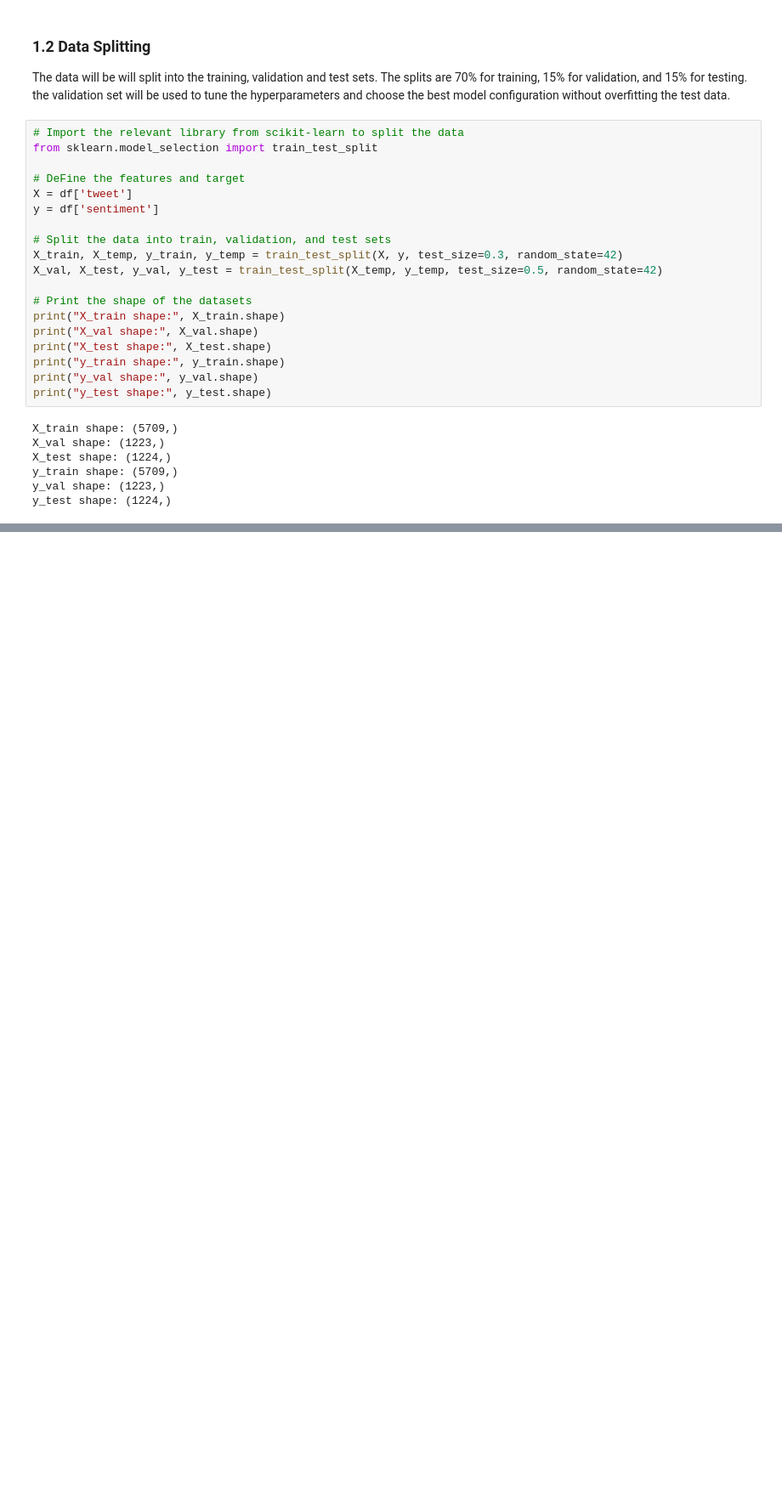
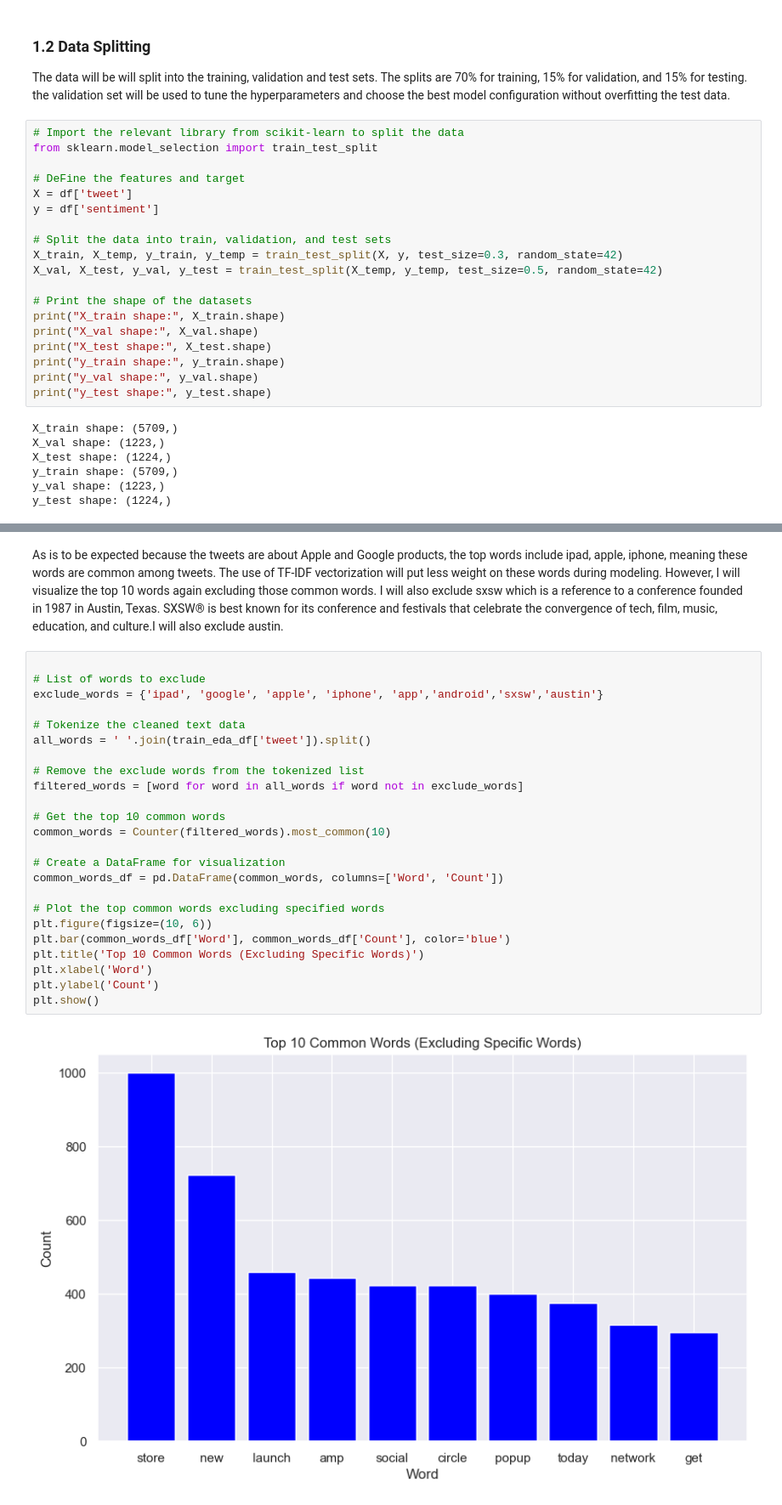
Before and after one commit to WambuiMunene/Natural-Language-Processing-Sentiment-Analysis-on-Tweets, a Jupyter notebook: index.ipynb, the cells around one changed output, grey strips where cells are left out. Shown at 85% size. Cells and saved outputs as stored; diff of their text form; blank space fills up the shorter version.

```diff
--- a/index.ipynb
+++ b/index.ipynb
@@ -389 +545,29 @@ The feature column has now been transformes into lowercase strings without numbe
+# %% [markdown]
+As is to be expected because the tweets are about Apple and Google products, the top words include ipad, apple, iphone, meaning these words are common among tweets. The use of TF-IDF vectorization will put less weight on these words during modeling. However, I will visualize the top 10 words again excluding those common words. I will also exclude sxsw which is a reference to a conference founded in 1987 in Austin, Texas. SXSW® is best known for its conference and festivals that celebrate the convergence of tech, film, music, education, and culture.I will also exclude austin.
+# %%
+
+# List of words to exclude
+exclude_words = {'ipad', 'google', 'apple', 'iphone', 'app','android','sxsw','austin'}
+
+# Tokenize the cleaned text data
+all_words = ' '.join(train_eda_df['tweet']).split()
+
+# Remove the exclude words from the tokenized list
+filtered_words = [word for word in all_words if word not in exclude_words]
+
+# Get the top 10 common words
+common_words = Counter(filtered_words).most_common(10)
+
+# Create a DataFrame for visualization
+common_words_df = pd.DataFrame(common_words, columns=['Word', 'Count'])
+
+# Plot the top common words excluding specified words
+plt.figure(figsize=(10, 6))
+plt.bar(common_words_df['Word'], common_words_df['Count'], color='blue')
+plt.title('Top 10 Common Words (Excluding Specific Words)')
+plt.xlabel('Word')
+plt.ylabel('Count')
+plt.show()
+# %% [output]
+[figure, added]
 # %% [markdown]
```
Also changed, not shown: parts of 23 cells of this notebook.
